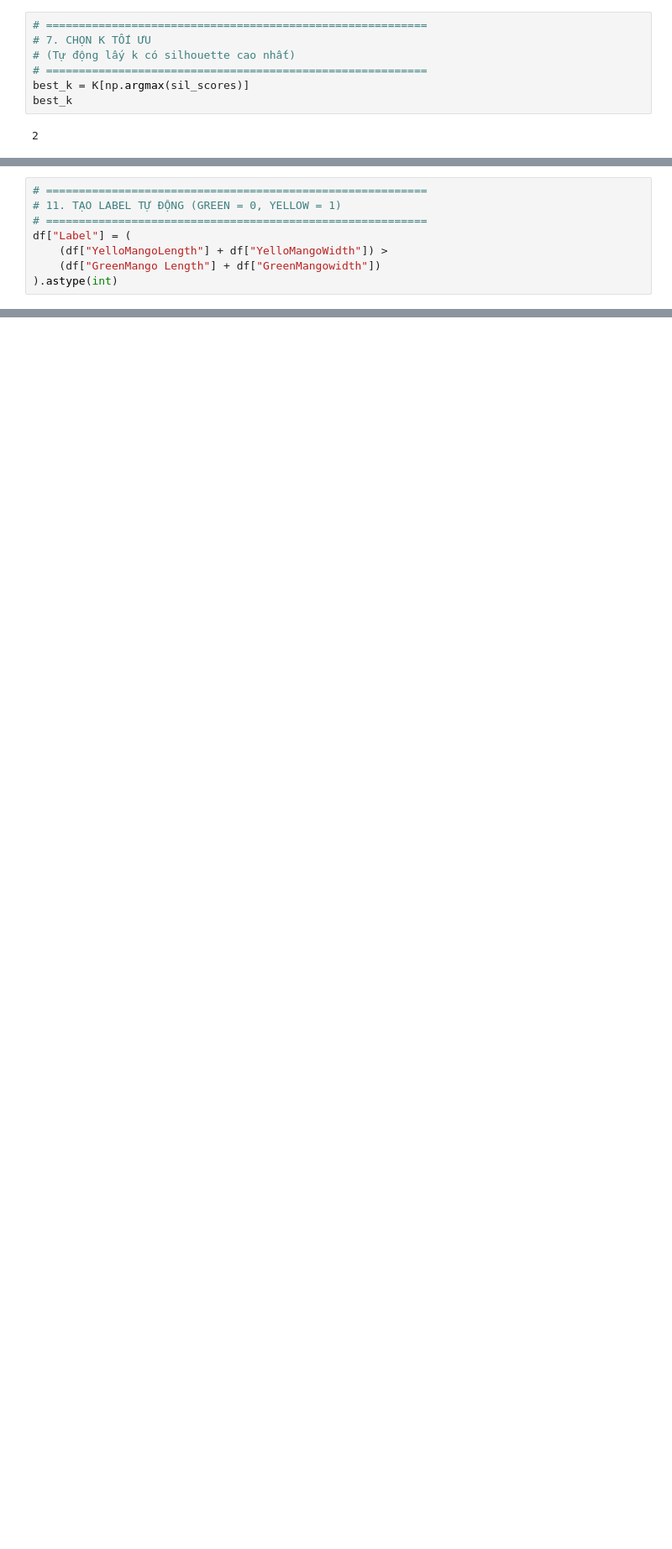
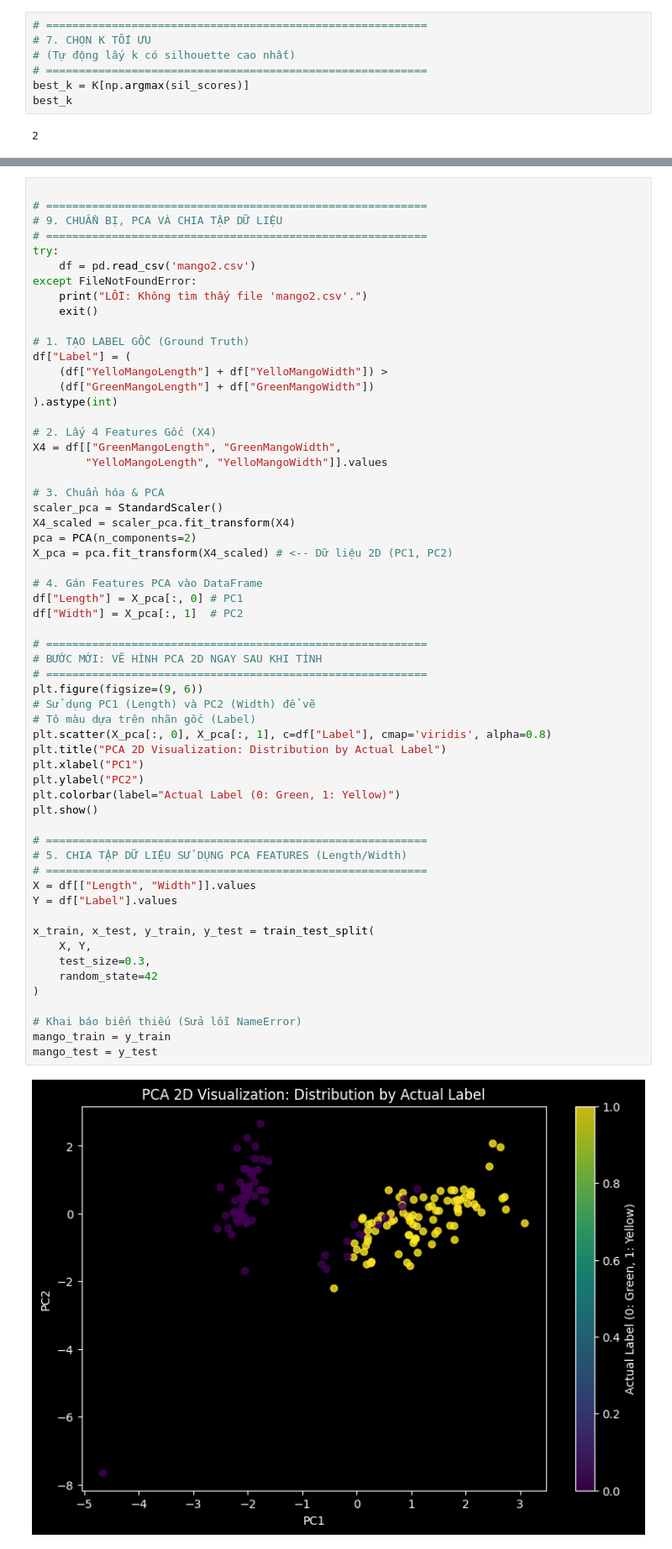
Before and after one commit to quanganh0364896582-gif/K-means, a Jupyter notebook: K-means.clustering.ipynb, the cells around one changed output, grey strips where cells are left out. Shown at 84% size. Saved outputs shown, nothing was run; the diff lists cells and outputs as text; blank space fills up the shorter version.

```diff
--- a/K-means.clustering.ipynb
+++ b/K-means.clustering.ipynb
@@ -168,8 +149,0 @@ plt.show()
-# %%
-# ==========================================================
-# 11. TẠO LABEL TỰ ĐỘNG (GREEN = 0, YELLOW = 1)
-# ==========================================================
-df["Label"] = (
-    (df["YelloMangoLength"] + df["YelloMangoWidth"]) >
-    (df["GreenMango Length"] + df["GreenMangowidth"])
-).astype(int)
@@ -207,0 +150,61 @@ Accuracy: 90.73%
+# %%
+
+# ==========================================================
+# 9. CHUẨN BỊ, PCA VÀ CHIA TẬP DỮ LIỆU
+# ==========================================================
+try:
+    df = pd.read_csv('mango2.csv')
+except FileNotFoundError:
+    print("LỖI: Không tìm thấy file 'mango2.csv'.")
+    exit()
+
+# 1. TẠO LABEL GỐC (Ground Truth)
+df["Label"] = (
+    (df["YelloMangoLength"] + df["YelloMangoWidth"]) >
+    (df["GreenMangoLength"] + df["GreenMangoWidth"])
+).astype(int)
+
+# 2. Lấy 4 Features Gốc (X4)
+X4 = df[["GreenMangoLength", "GreenMangoWidth",
+        "YelloMangoLength", "YelloMangoWidth"]].values
+
+# 3. Chuẩn hóa & PCA
+scaler_pca = StandardScaler()
+X4_scaled = scaler_pca.fit_transform(X4)
+pca = PCA(n_components=2)
+X_pca = pca.fit_transform(X4_scaled) # <-- Dữ liệu 2D (PC1, PC2)
+
+# 4. Gán Features PCA vào DataFrame
+df["Length"] = X_pca[:, 0] # PC1
+df["Width"] = X_pca[:, 1]  # PC2
+
+# ==========================================================
+# BƯỚC MỚI: VẼ HÌNH PCA 2D NGAY SAU KHI TÍNH
+# ==========================================================
+plt.figure(figsize=(9, 6))
+# Sử dụng PC1 (Length) và PC2 (Width) để vẽ
+# Tô màu dựa trên nhãn gốc (Label)
+plt.scatter(X_pca[:, 0], X_pca[:, 1], c=df["Label"], cmap='viridis', alpha=0.8)
+plt.title("PCA 2D Visualization: Distribution by Actual Label")
+plt.xlabel("PC1")
+plt.ylabel("PC2")
+plt.colorbar(label="Actual Label (0: Green, 1: Yellow)")
+plt.show()
+
+# ==========================================================
+# 5. CHIA TẬP DỮ LIỆU SỬ DỤNG PCA FEATURES (Length/Width)
+# ==========================================================
+X = df[["Length", "Width"]].values
+Y = df["Label"].values
+
+x_train, x_test, y_train, y_test = train_test_split(
+    X, Y,
+    test_size=0.3,
+    random_state=42
+)
+
+# Khai báo biến thiếu (Sửa lỗi NameError)
+mango_train = y_train
+mango_test = y_test
+# %% [output]
+[figure, added]
```
Also changed, not shown: parts of 13 cells of this notebook.
